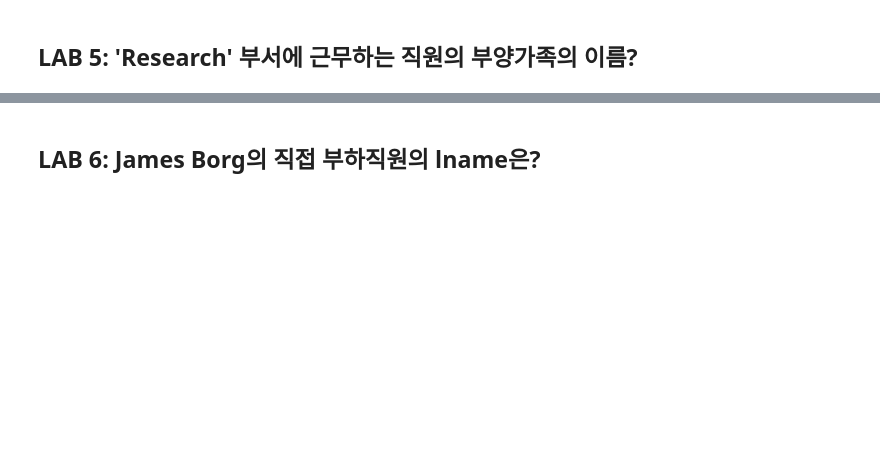
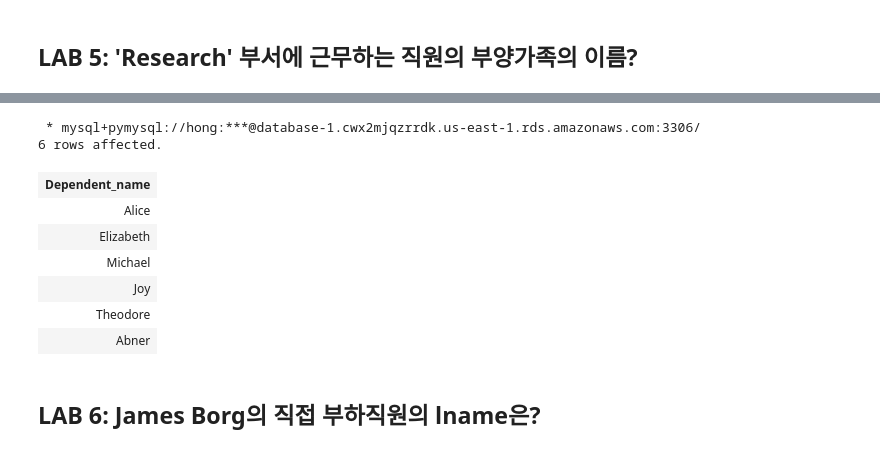
Before and after one commit to icehongsi/2020_Fall, a Jupyter notebook: ch5_6_SQL_Labs_aws_student_ipynb의_사본.ipynb, the cells around one changed output, grey strips where cells are left out. Drawn from its saved outputs; the diff is of its cells as text; code cells hidden in the pictures; blank space fills up the shorter version.

```diff
--- a/ch5_6_SQL_Labs_aws_student_ipynb의_사본.ipynb
+++ b/ch5_6_SQL_Labs_aws_student_ipynb의_사본.ipynb
@@ -563,2 +524,18 @@ from EMPLOYEE e, DEPARTMENT d, PROJECT p
+# %%
+%%sql
+
+select Distinct D.Dependent_name
+from DEPENDENT AS D, EMPLOYEE AS E, DEPARTMENT AS DEPT
+where DEPT.Dname = "Research"
+# %% [output]
+ * mysql+pymysql://hong:***@database-1.cwx2mjqzrrdk.us-east-1.rds.amazonaws.com:3306/
+6 rows affected.
+| Dependent_name |
+| Alice |
+| Elizabeth |
+| Michael |
+| Joy |
+| Theodore |
+| Abner |
 # %% [markdown]
 ## LAB 6: James Borg의 직접 부하직원의 lname은?
```
Also changed, not shown: parts of 26 cells of this notebook, 1 other file.
